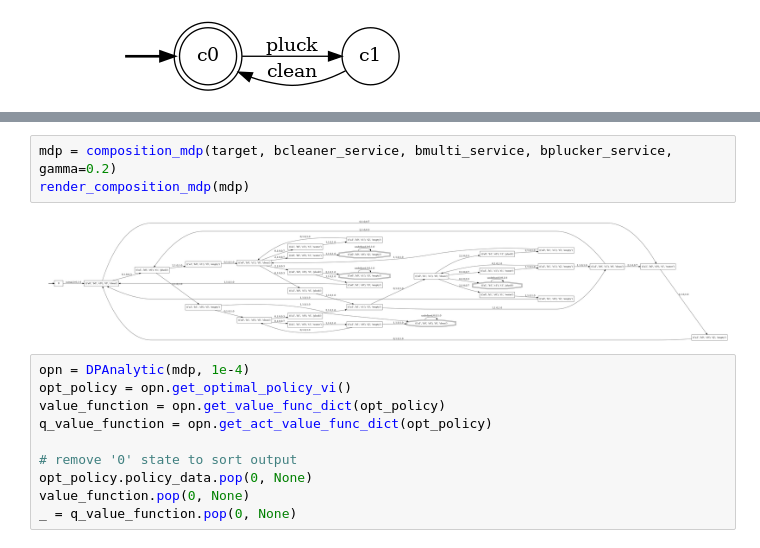
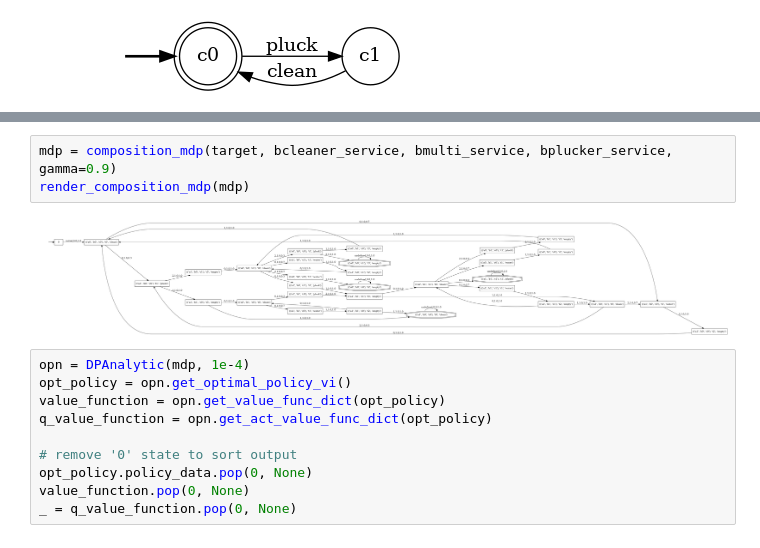
Before and after one commit to luusi/stochastic-service-composition, a Jupyter notebook: examples/notebooks/04-use-cases.ipynb, the cells around one changed output, grey strips where cells are left out. Saved outputs shown, nothing was run; the diff lists cells and outputs as text.

Commit message:
set default gamma to 0.9

```diff
--- a/examples/notebooks/04-use-cases.ipynb
+++ b/examples/notebooks/04-use-cases.ipynb
@@ -296,8 +296,8 @@ render_target(target)
 # %%
-mdp = composition_mdp(target, bcleaner_service, bmulti_service, bplucker_service, gamma=0.2)
+mdp = composition_mdp(target, bcleaner_service, bmulti_service, bplucker_service, gamma=0.9)
 render_composition_mdp(mdp)
 # %% [output]
-[figure, old version]
+[figure, new version]
 # %%
 opn = DPAnalytic(mdp, 1e-4)
 opt_policy = opn.get_optimal_policy_vi()
```
Also changed, not shown: parts of 7 cells of this notebook, 1 other file.
